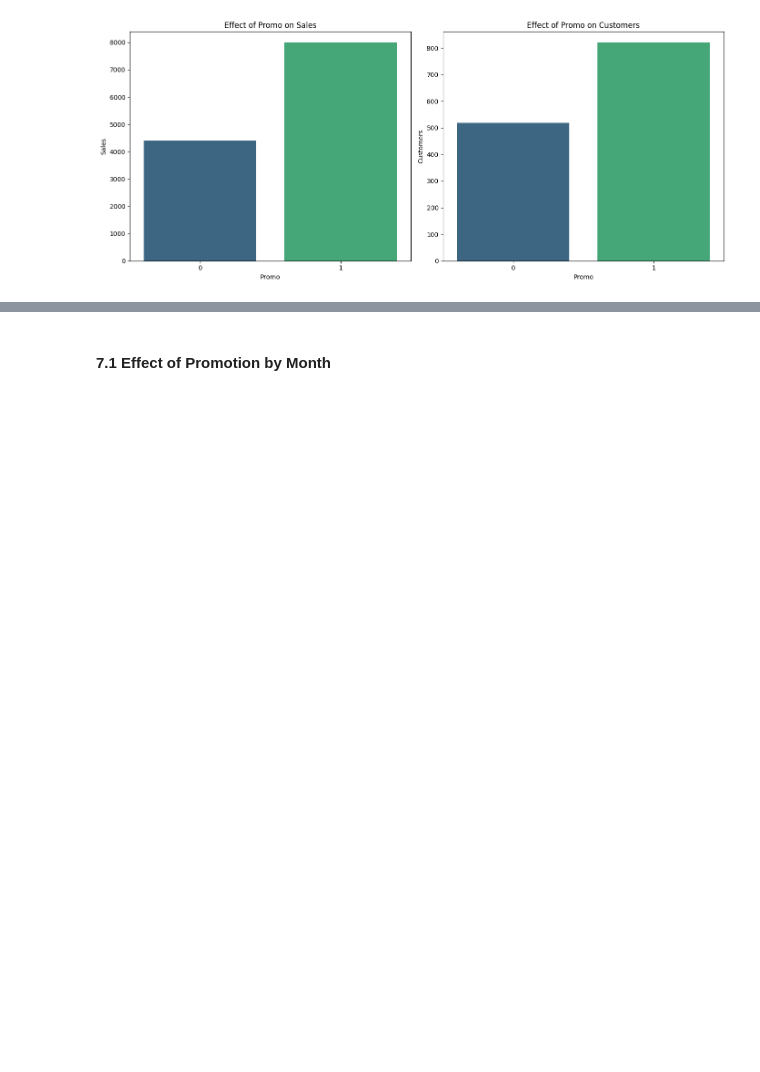
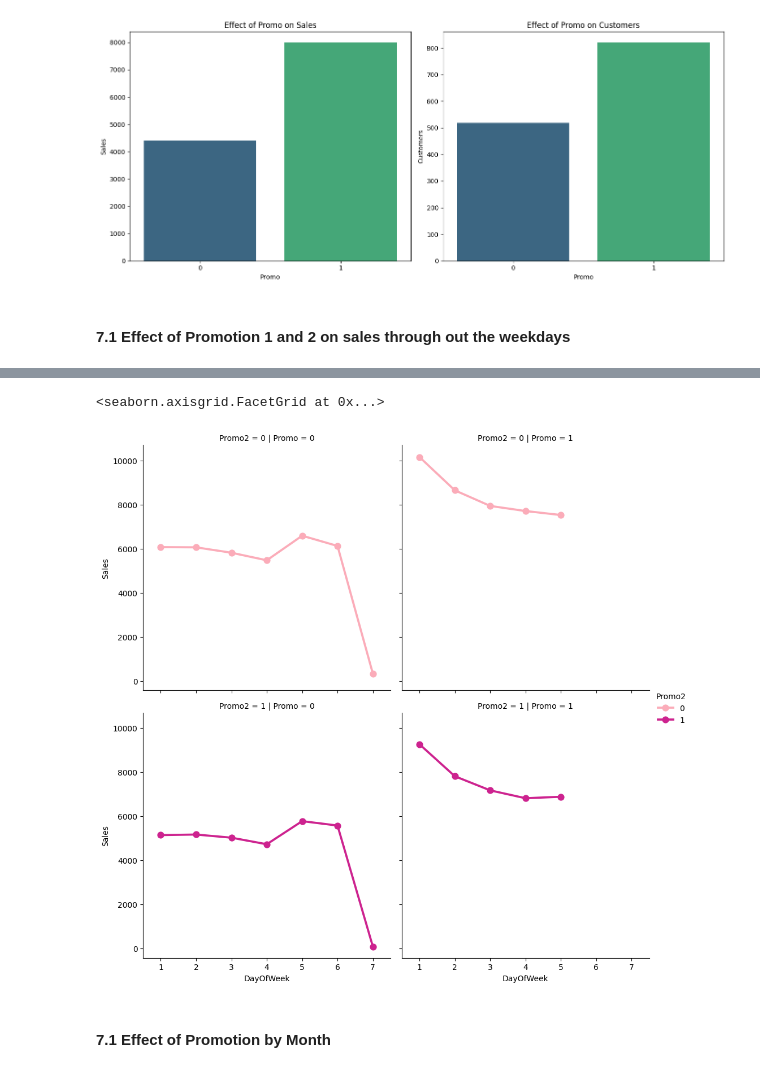
Before and after one commit to BlenSeleshi/SalesDataAnalytics, a Jupyter notebook: notebooks/salesAnalysis.ipynb, the cells around one changed output, grey strips where cells are left out. Saved outputs shown, nothing was run; the diff lists cells and outputs as text; code cells hidden in the pictures; blank space fills up the shorter version.

```diff
--- a/notebooks/salesAnalysis.ipynb
+++ b/notebooks/salesAnalysis.ipynb
@@ -128,3 +129,14 @@ sa.promo_effect_on_sales(train_store)
 2024-09-20 19:59:45,941 - INFO - Using categorical units to plot a list of strings that are all parsable as floats or dates. If these strings should be plotted as numbers, cast to the appropriate data ...
 2024-09-20 19:59:45,952 - INFO - Using categorical units to plot a list of strings that are all parsable as floats or dates. If these strings should be plotted as numbers, cast to the appropriate data ...
 [figure]
+# %% [markdown]
+#### 7.1 Effect of Promotion 1 and 2 on sales through out the weekdays
+# %%
+# sale per customer trends
+sns.catplot(data = train_store, x = 'DayOfWeek', y = "Sales",
+               col = 'Promo',
+               row = 'Promo2',
+               hue = 'Promo2',
+               palette = 'RdPu',
+               kind='point')
+# %% [output]
@@ -131,3 +145,5 @@ sa.promo_effect_on_sales(train_store)
+<seaborn.axisgrid.FacetGrid at 0x...>
+[figure, added]
 # %% [markdown]
 #### 7.1 Effect of Promotion by Month
 # %%
```
Also changed, not shown: parts of 3 cells of this notebook, 2 other files.
